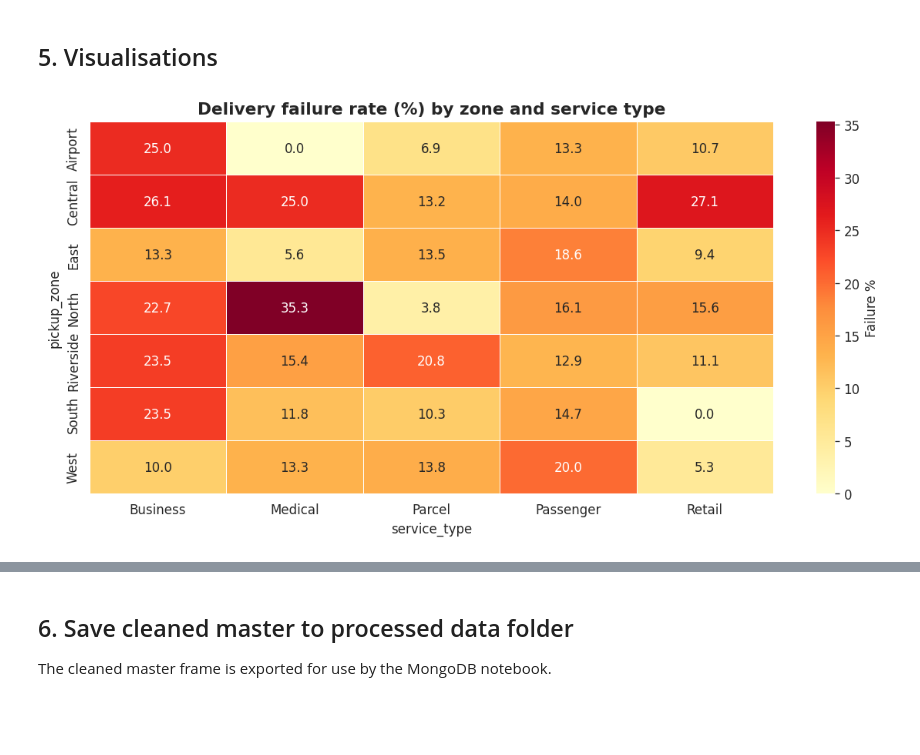
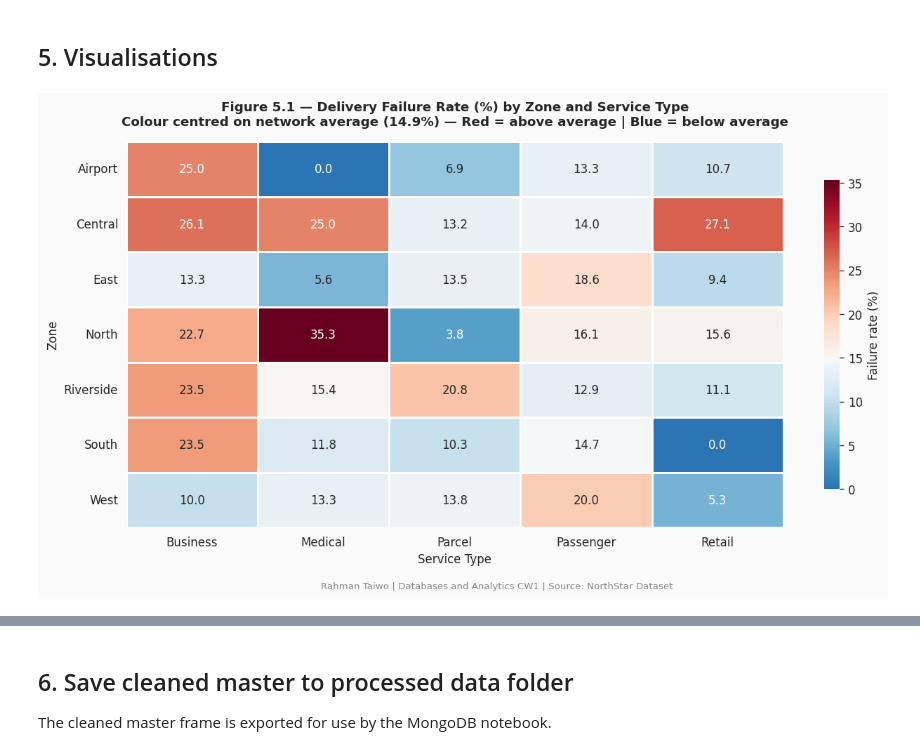
Before and after one commit to taiwoas1/Rahman-Taiwo-Database-and-Analytics, a Jupyter notebook: 03_python_eda.ipynb, the cells around one changed output, grey strips where cells are left out. Cells and saved outputs as stored; diff of their text form; code cells hidden in the pictures; blank space fills up the shorter version.

```diff
--- a/03_python_eda.ipynb
+++ b/03_python_eda.ipynb
@@ -185,18 +185,46 @@ service_economics.sort_values('failure_pct', ascending=False)
 # %% [markdown]
 ## 5. Visualisations
 # %%
-# Figure 5.1 — Heatmap: zone × service_type failure rate
+import numpy as np
+
+# Figure 5.1 — Diverging Heatmap: zone × service_type failure rate
 pivot = master.pivot_table(
     values='delivery_status',
     index='pickup_zone', columns='service_type',
     aggfunc=lambda s: 100 * (s == 'Failed').sum() / len(s)
 ).round(1)
 
-fig, ax = plt.subplots(figsize=(10, 5))
-sns.heatmap(pivot, annot=True, fmt='.1f', cmap='YlOrRd',
-            linewidths=0.5, ax=ax, cbar_kws={'label': 'Failure %'})
-ax.set_title('Delivery failure rate (%) by zone and service type')
-plt.tight_layout()
+# Centre the colour scale on the average failure rate
+avg_failure = pivot.values[~np.isnan(pivot.values)].mean()
+
+fig, ax = plt.subplots(figsize=(11, 6))
+fig.patch.set_facecolor('#FAFAFA')
+
+sns.heatmap(pivot,
+            annot=True,
+            fmt='.1f',
+            cmap='RdBu_r',
+            center=avg_failure,
+            linewidths=0.8,
+            linecolor='white',
+            ax=ax,
+            cbar_kws={'label': 'Failure rate (%)',
+                      'shrink': 0.8})
+
+ax.set_title('Figure 5.1 — Delivery Failure Rate (%) by Zone and Service Type\n'
+             f'Colour centred on network average ({avg_failure:.1f}%) — '
+             'Red = above average | Blue = below average',
+             fontsize=11, fontweight='bold', pad=14)
+ax.set_xlabel('Service Type', fontsize=10)
+ax.set_ylabel('Zone', fontsize=10)
+ax.tick_params(axis='x', rotation=0)
+ax.tick_params(axis='y', rotation=0)
+
+plt.figtext(0.5, 0.01,
+            'Rahman Taiwo | Databases and Analytics CW1 | Source: NorthStar Dataset',
+            ha='center', fontsize=8, color='#888888')
+
+plt.tight_layout(rect=[0, 0.03, 1, 1])
 plt.show()
 # %% [output]
-[figure, old version]
+[figure, new version]
```
Also changed, not shown: parts of 4 cells of this notebook.
